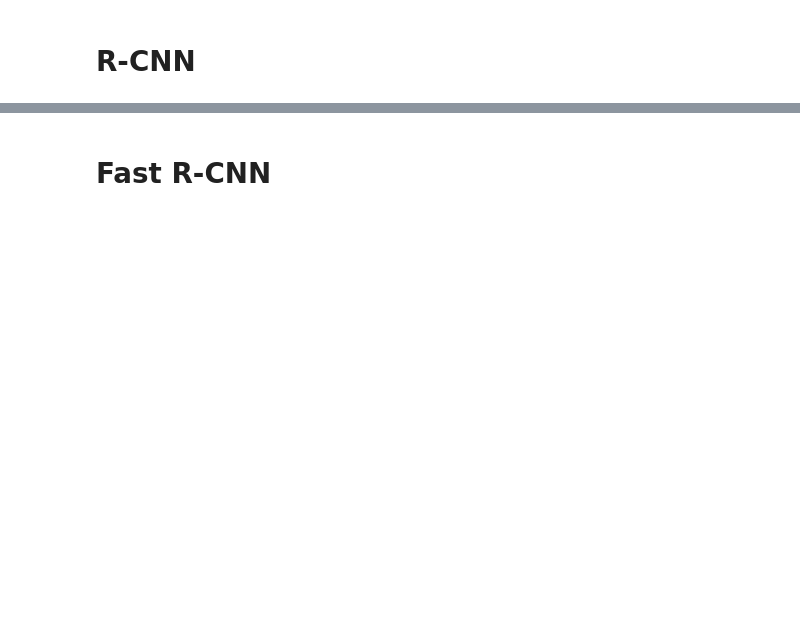
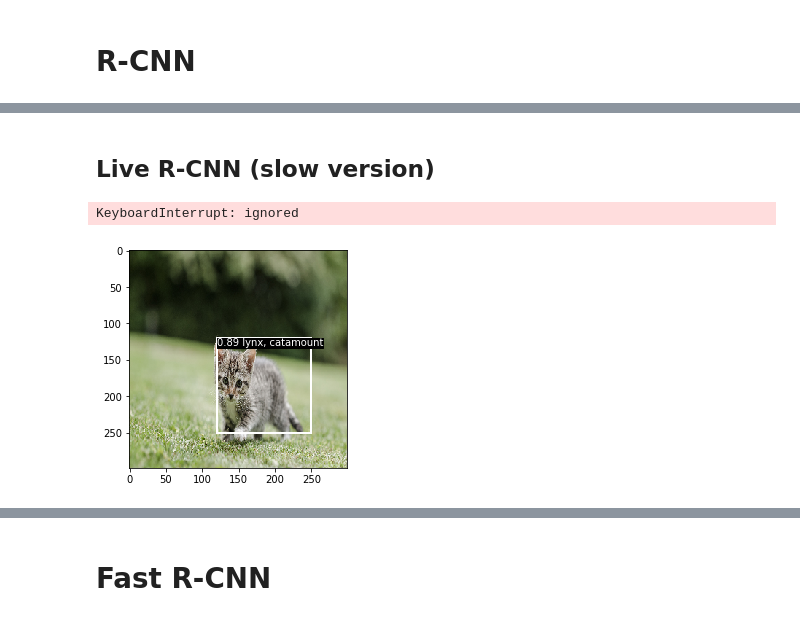
Before and after one commit to heshameraqi/object-detection-dl-workshop, a Jupyter notebook: Object_Detection_with_Deep_Learning.ipynb, the cells around one changed output, grey strips where cells are left out. Saved outputs shown, nothing was run; the diff lists cells and outputs as text; code cells hidden in the pictures; blank space fills up the shorter version.

```diff
--- a/Object_Detection_with_Deep_Learning.ipynb
+++ b/Object_Detection_with_Deep_Learning.ipynb
@@ -98,0 +213,45 @@ for s_h in tqdm(range(detector_window_min_size, detector_window_max_size, detect
+# %% [markdown]
+## Live R-CNN (slow version)
+# %%
+resize_method = 'fill'  # region resize method: 'fill' or 'keep'
+
+%matplotlib inline
+import time
+import pylab as pl
+from IPython import display
+
+pl.imshow(img_rgb)
+for i in range(len(location_size)):
+  [h, w, height_to, width_to] = location_size[i]
+  box_w = width_to - w
+  box_h = height_to - h
+  plt.gca().add_patch(patches.Rectangle((w, h), box_w, box_h, linewidth=2, edgecolor=[1,1,1], facecolor="none"))
+
+  # Crop image
+  cropped_img = img[h:height_to,:][:,w:width_to]
+
+  # Preprocess image
+  if resize_method == 'fill':
+    resized_img = cv2.resize(cropped_img, (n_rows,n_cols))
+  else:
+    scale = np.min([n_rows/cropped_img.shape[0], n_cols/cropped_img.shape[1]])
+    cropped_img = cv2.resize(cropped_img, (int(cropped_img.shape[0]*scale),int(cropped_img.shape[1]*scale)))
+    delta_h = n_rows - cropped_img.shape[0]
+    delta_w = n_cols - cropped_img.shape[1]
+    resized_img = cv2.copyMakeBorder(cropped_img, delta_h//2, delta_h-(delta_h//2), delta_w//2, delta_w-(delta_w//2), cv2.BORDER_CONSTANT, value=[0, 0, 0])
+
+  # Classify region
+  classification = sess.run(model.end_points['Predictions'], feed_dict={model.Image:[resized_img]})
+  winner_classes_idx = np.argmax(classification)+1 # +1 because that the network has the first class as "I don't know" and it's not included in the imagenet dict
+
+  # Add label
+  plt.text(w, h, s=str('%.2f' % np.max(classification)) + " " + classes_dict[winner_classes_idx], color="white", verticalalignment="top", bbox={"color": [0,0,0], "pad": 0})
+
+  display.clear_output(wait=True)
+  display.display(plt.gcf())
+  time.sleep(0.4)
+  plt.gca().patches[0].remove()
+  plt.gca().texts[0].remove()
+# %% [output]
+KeyboardInterrupt: ignored
+[figure, added]
```
Also changed, not shown: parts of 64 cells of this notebook.
